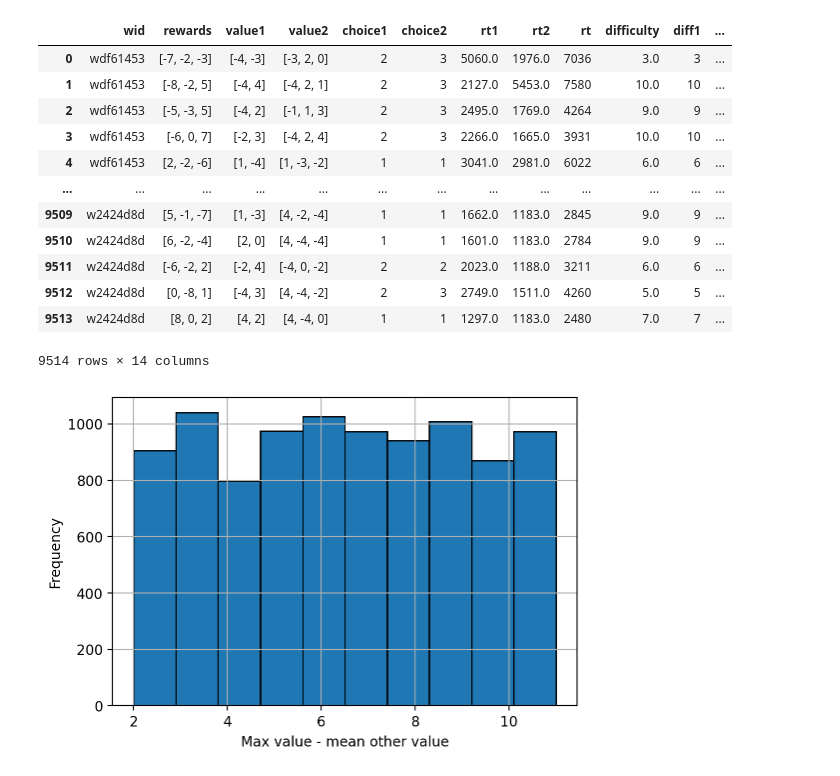
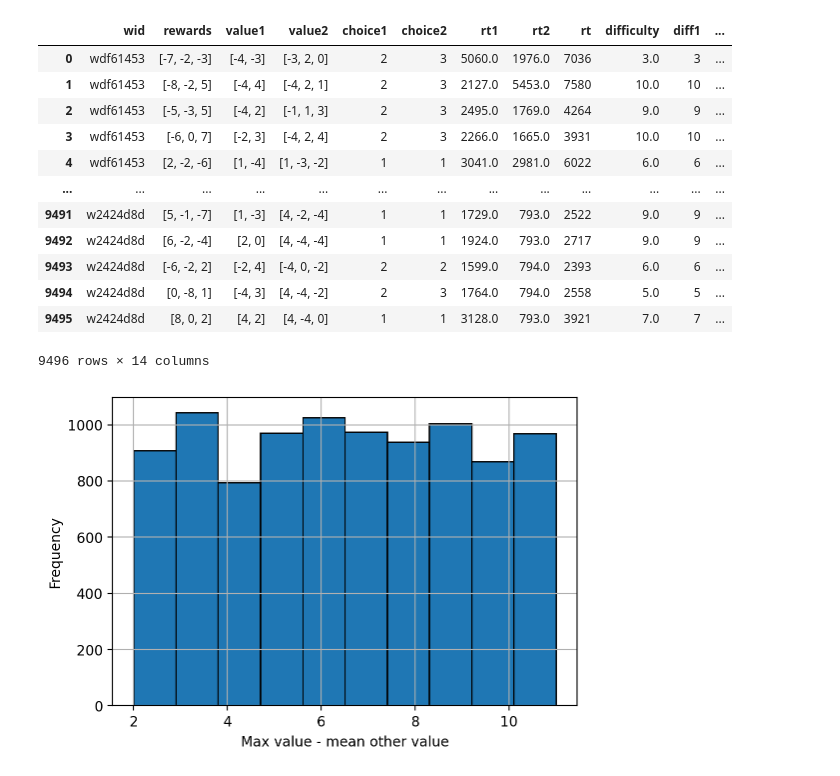
Before and after one commit to JiaLinLi0822/proj-two-stage-task, a Jupyter notebook: analysis_tree1_fit.ipynb, the cells around one changed output. Saved outputs shown, nothing was run; the diff lists cells and outputs as text; code cells hidden in the pictures.

```diff
--- a/analysis_tree1_fit.ipynb
+++ b/analysis_tree1_fit.ipynb
@@ -10,33 +10,33 @@ from matplotlib.lines import Line2D
 %matplotlib inline
 %config InlineBackend.figure_format = 'retina'
 # %%
-with open("/Users/lijialin/Desktop/Research/proj-two-stage-task/data/Tree1_v3.json", "r") as f_real:
+with open("data/Tree1_v3.json", "r") as f_real:
     real_data = [json.loads(line) for line in f_real]
 for entry in real_data:
     entry["source"] = "real"
 
-with open("/Users/lijialin/Desktop/Research/proj-two-stage-task/data/Tree1_sim/simulated_v3_model1.json", "r") as f_sim:
+with open("data/Tree1_sim/simulated_v3_model1.json", "r") as f_sim:
     model1_data = [json.loads(line) for line in f_sim]
 for entry in model1_data:
     entry["source"] = "model1"
 
 df = real_data + model1_data
 df = pd.DataFrame(df)
 df
 # %% [output]
 |  | wid | rewards | value1 | value2 | choice1 | choice2 | rt1 | rt2 | rt | difficulty | diff1 | ... |
 | 0 | wdf61453 | [-7, -2, -3] | [-4, -3] | [-3, 2, 0] | 2 | 3 | 5060.0 | 1976.0 | 7036 | 3.0 | 3 | ... |
 | 1 | wdf61453 | [-8, -2, 5] | [-4, 4] | [-4, 2, 1] | 2 | 3 | 2127.0 | 5453.0 | 7580 | 10.0 | 10 | ... |
 | 2 | wdf61453 | [-5, -3, 5] | [-4, 2] | [-1, 1, 3] | 2 | 3 | 2495.0 | 1769.0 | 4264 | 9.0 | 9 | ... |
 | 3 | wdf61453 | [-6, 0, 7] | [-2, 3] | [-4, 2, 4] | 2 | 3 | 2266.0 | 1665.0 | 3931 | 10.0 | 10 | ... |
 | 4 | wdf61453 | [2, -2, -6] | [1, -4] | [1, -3, -2] | 1 | 1 | 3041.0 | 2981.0 | 6022 | 6.0 | 6 | ... |
 | ... | ... | ... | ... | ... | ... | ... | ... | ... | ... | ... | ... | ... |
-| 9509 | w2424d8d | [5, -1, -7] | [1, -3] | [4, -2, -4] | 1 | 1 | 1662.0 | 1183.0 | 2845 | 9.0 | 9 | ... |
-| 9510 | w2424d8d | [6, -2, -4] | [2, 0] | [4, -4, -4] | 1 | 1 | 1601.0 | 1183.0 | 2784 | 9.0 | 9 | ... |
-| 9511 | w2424d8d | [-6, -2, 2] | [-2, 4] | [-4, 0, -2] | 2 | 2 | 2023.0 | 1188.0 | 3211 | 6.0 | 6 | ... |
-| 9512 | w2424d8d | [0, -8, 1] | [-4, 3] | [4, -4, -2] | 2 | 3 | 2749.0 | 1511.0 | 4260 | 5.0 | 5 | ... |
-| 9513 | w2424d8d | [8, 0, 2] | [4, 2] | [4, -4, 0] | 1 | 1 | 1297.0 | 1183.0 | 2480 | 7.0 | 7 | ... |
+| 9491 | w2424d8d | [5, -1, -7] | [1, -3] | [4, -2, -4] | 1 | 1 | 1729.0 | 793.0 | 2522 | 9.0 | 9 | ... |
+| 9492 | w2424d8d | [6, -2, -4] | [2, 0] | [4, -4, -4] | 1 | 1 | 1924.0 | 793.0 | 2717 | 9.0 | 9 | ... |
+| 9493 | w2424d8d | [-6, -2, 2] | [-2, 4] | [-4, 0, -2] | 2 | 2 | 1599.0 | 794.0 | 2393 | 6.0 | 6 | ... |
+| 9494 | w2424d8d | [0, -8, 1] | [-4, 3] | [4, -4, -2] | 2 | 3 | 1764.0 | 794.0 | 2558 | 5.0 | 5 | ... |
+| 9495 | w2424d8d | [8, 0, 2] | [4, 2] | [4, -4, 0] | 1 | 1 | 3128.0 | 793.0 | 3921 | 7.0 | 7 | ... |
-9514 rows × 14 columns
+9496 rows × 14 columns
 # %%
 plt.figure(figsize=(6, 4))
 plt.hist(df['difficulty'], edgecolor='black', density=False)
```
Also changed, not shown: parts of 4 cells of this notebook, 12 other files.
